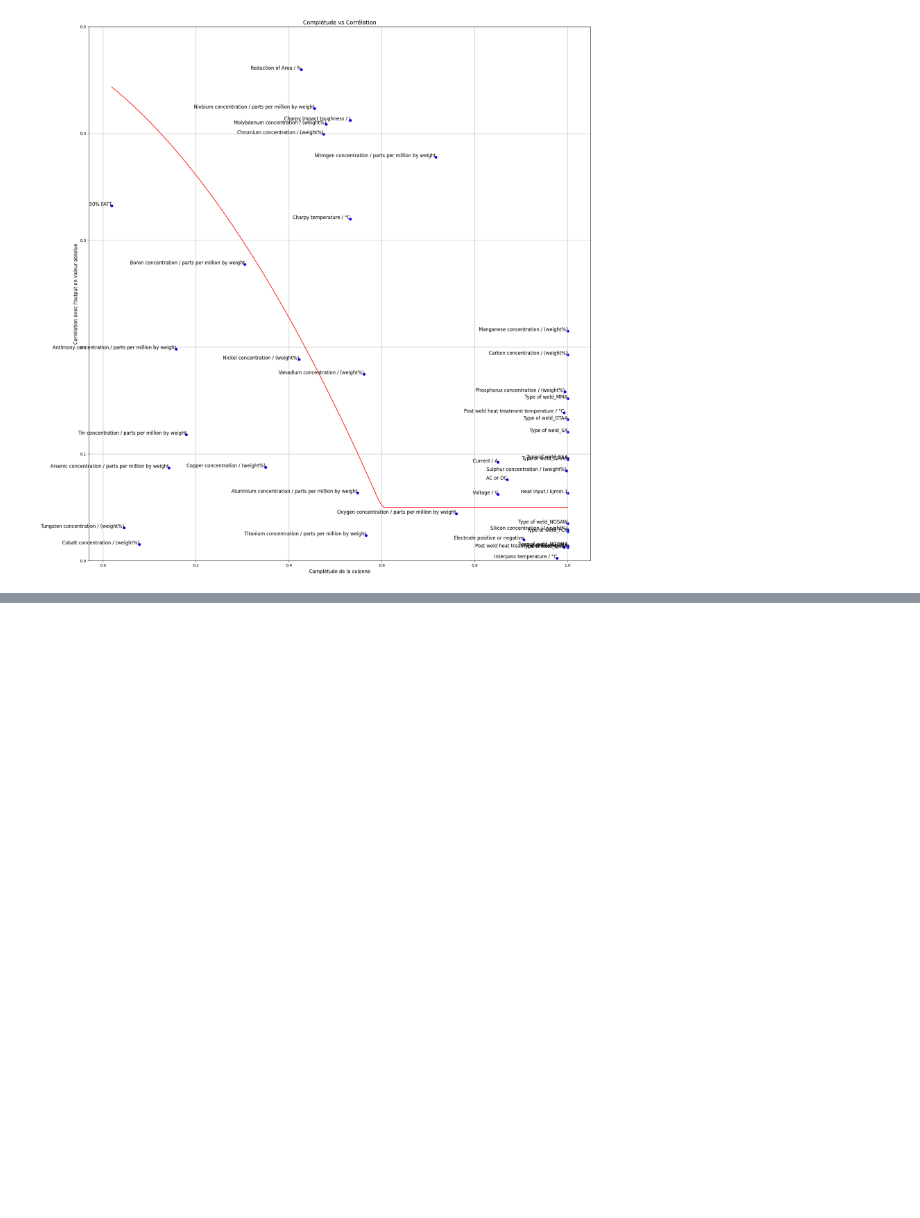
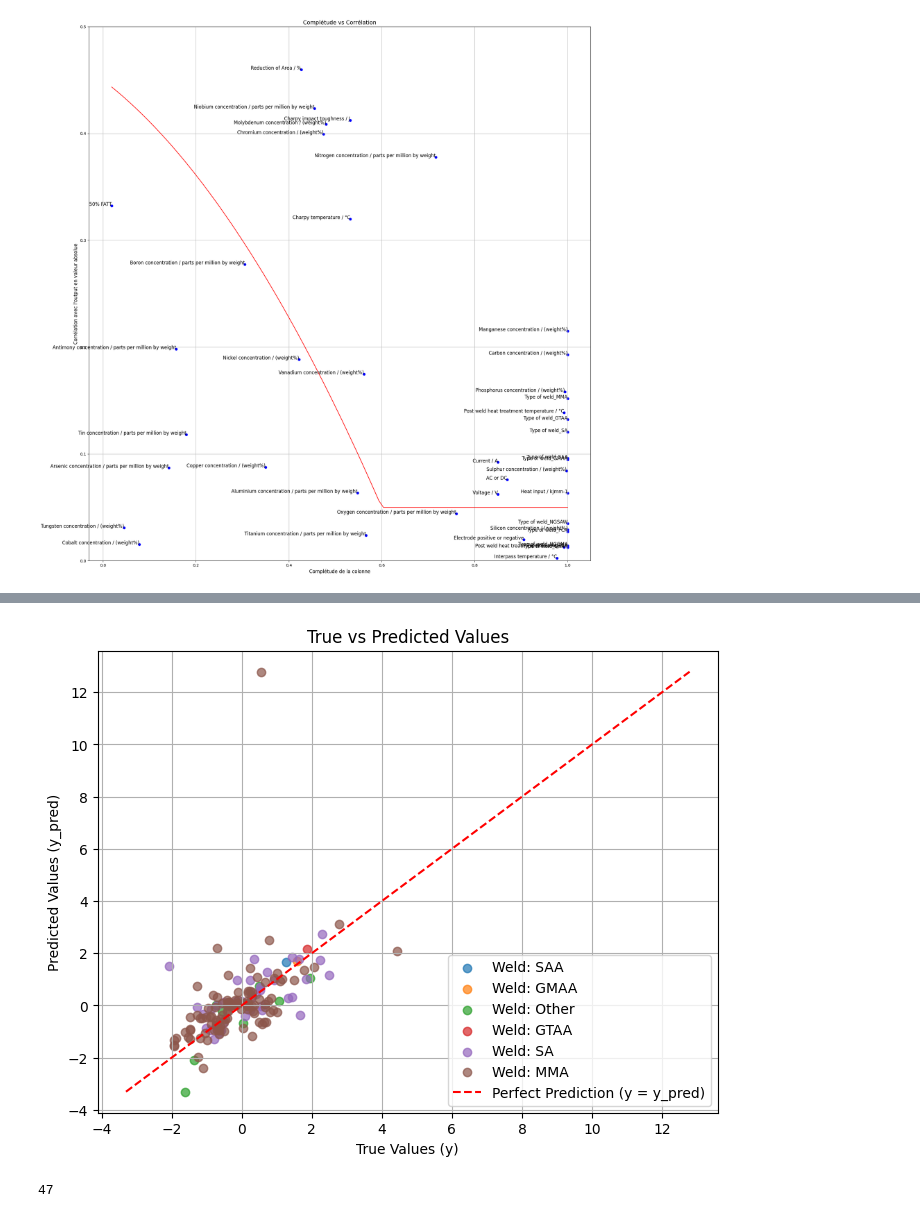
Before and after one commit to MatteoDebart/apprAuto-projet, a Jupyter notebook: tests.ipynb, the cells around one changed output, grey strips where cells are left out. Saved outputs shown, nothing was run; the diff lists cells and outputs as text; code cells hidden in the pictures; blank space fills up the shorter version.

```diff
--- a/tests.ipynb
+++ b/tests.ipynb
@@ -50,8 +23,0 @@ X=preprocessed_Db.drop('output', axis=1)
-# %%
-pls2 = PLSRegression(n_components=5)
-pls2.fit(X, y)
-r2 = pls2.score(X, y)
-
-print(f"R²: {r2}")
-X_reduced = pls2.x_scores_
-Y_pred = pls2.predict(X)
@@ -85,0 +51,22 @@ Mean R² from Cross-Validation: 0.24
+# %%
+from sklearn.model_selection import train_test_split
+import numpy as np
+# Split the data: 80% training, 20% testing with stratification on weld types
+X_train, X_test, y_train, y_test, weld_train, weld_test = train_test_split(
+    X, y, welds, test_size=0.2, random_state=42, stratify=welds
+)
+
+# Train the model on the training data
+model.fit(X_train, y_train)
+
+# Predict on the test data
+y_pred = model.predict(X_test)
+
+# Plot the predictions vs true values on the test set with weld types
+plot_y_pred(y_test, y_pred, weld_test)
+# %% [output]
+[figure, added]
+# %%
+sum(welds.isna())
+# %% [output]
+47
```
Also changed, not shown: parts of 11 cells of this notebook, 5 other files.
